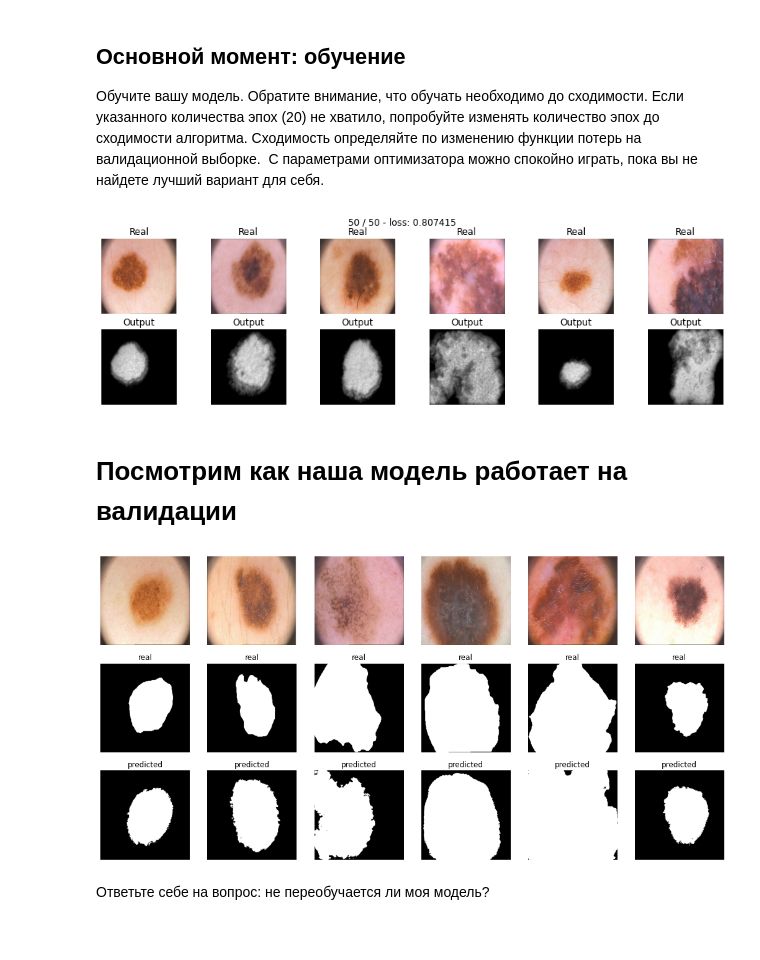
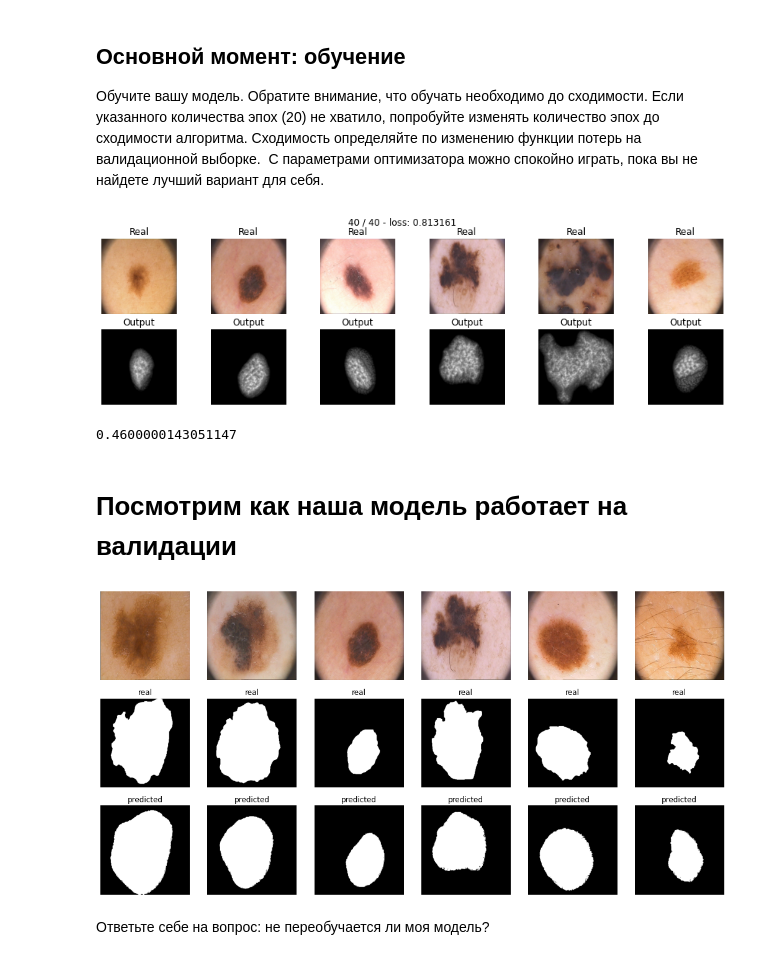
Before and after one commit to superAIyah/DL_MIPT, a Jupyter notebook: 8_Segmentation/[hw]semantic_segmentation.ipynb, the cells around one changed output. Cells and saved outputs as stored; diff of their text form; code cells hidden in the pictures.

```diff
--- a/8_Segmentation/[hw]semantic_segmentation.ipynb
+++ b/8_Segmentation/[hw]semantic_segmentation.ipynb
@@ -429,11 +431,15 @@ def score_model(model, metric, data, threshold = 0.5):
 # %%
 model = SegNet().to(device)
 # %%
-max_epochs = 50
+max_epochs = 40
 optim = torch.optim.Adam(model.parameters())
 train(model, optim, bce_loss, max_epochs, data_tr, data_val)
 # %% [output]
-[figure, old version]
+[figure, new version]
+# %%
+score_model(model, iou_pytorch, data_val)
+# %% [output]
+0.4600000143051147
 # %% [markdown]
 # Посмотрим как наша модель работает на валидации
 # %%
@@ -460,7 +466,7 @@ for i in range(6):
     plt.imshow(x.detach().cpu().numpy().clip(0, 1) > 0.5, cmap='gray')
 plt.show();
 # %% [output]
-[figure, old version]
+[figure, new version]
 # %% [markdown]
 Ответьте себе на вопрос: не переобучается ли моя модель?
 # %% [markdown]
```
Also changed, not shown: parts of 13 cells of this notebook.
